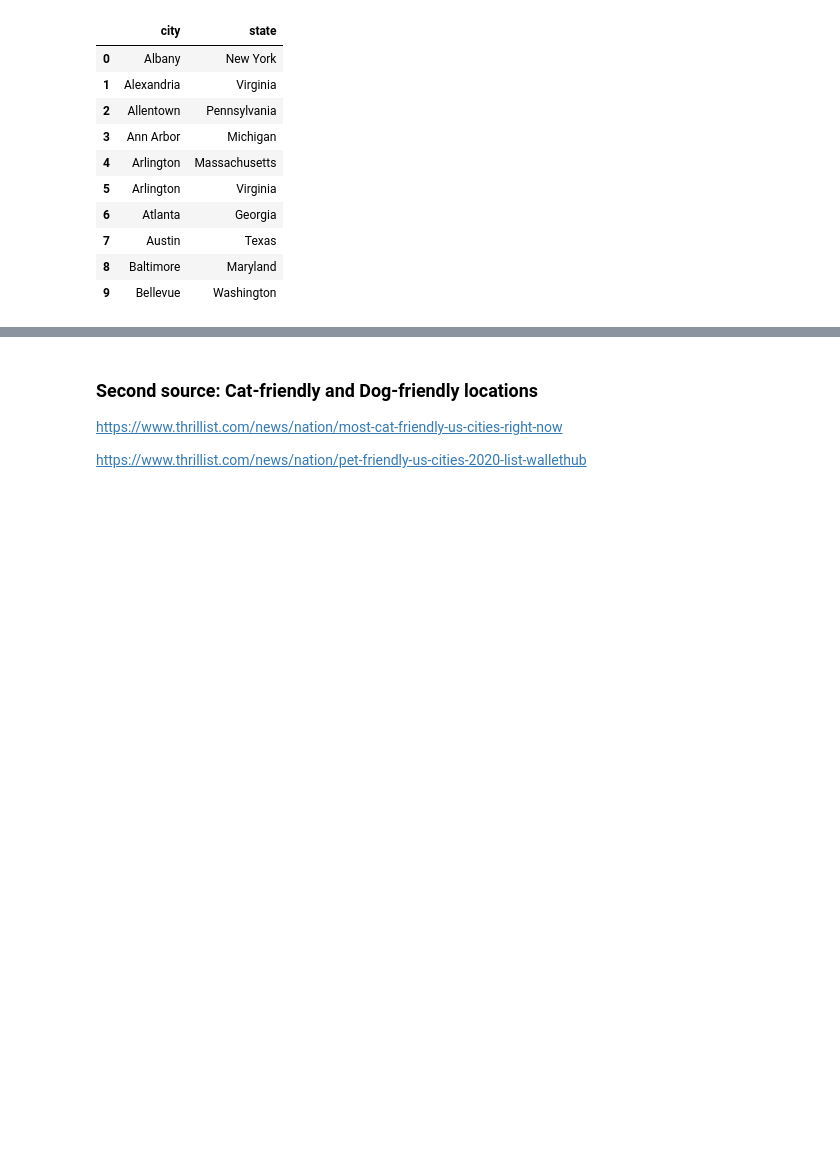
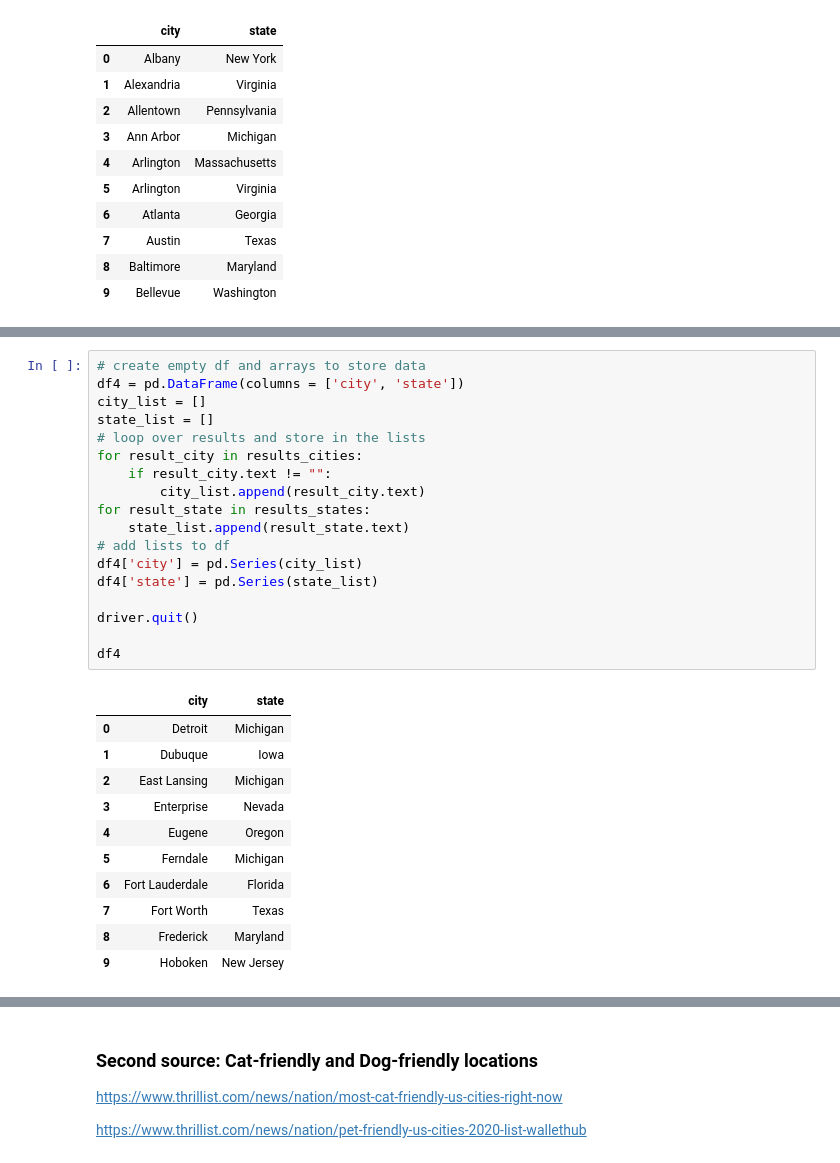
Before and after one commit to KwameTaylor/flask-project, a Jupyter notebook: acquire.ipynb, the cells around one changed output, grey strips where cells are left out. Drawn from its saved outputs; the diff is of its cells as text; blank space fills up the shorter version.

```diff
--- a/acquire.ipynb
+++ b/acquire.ipynb
@@ -228,0 +410,30 @@ I may have reached some kind of rate limit, so I will save my progress and try a
+# %%
+# create empty df and arrays to store data
+df4 = pd.DataFrame(columns = ['city', 'state'])
+city_list = []
+state_list = []
+# loop over results and store in the lists
+for result_city in results_cities:
+    if result_city.text != "":
+        city_list.append(result_city.text)
+for result_state in results_states:
+    state_list.append(result_state.text)
+# add lists to df
+df4['city'] = pd.Series(city_list)
+df4['state'] = pd.Series(state_list)
+
+driver.quit()
+
+df4
+# %% [output]
+|  | city | state |
+| 0 | Detroit | Michigan |
+| 1 | Dubuque | Iowa |
+| 2 | East Lansing | Michigan |
+| 3 | Enterprise | Nevada |
+| 4 | Eugene | Oregon |
+| 5 | Ferndale | Michigan |
+| 6 | Fort Lauderdale | Florida |
+| 7 | Fort Worth | Texas |
+| 8 | Frederick | Maryland |
+| 9 | Hoboken | New Jersey |
```
Also changed, not shown: parts of 62 cells of this notebook.
